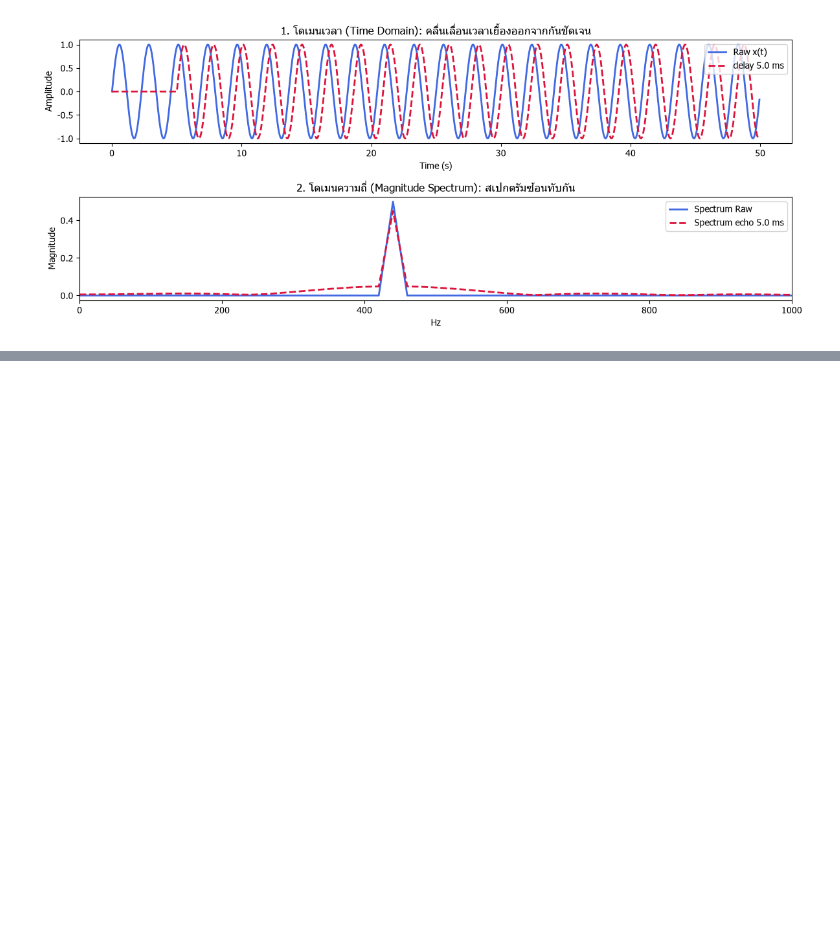
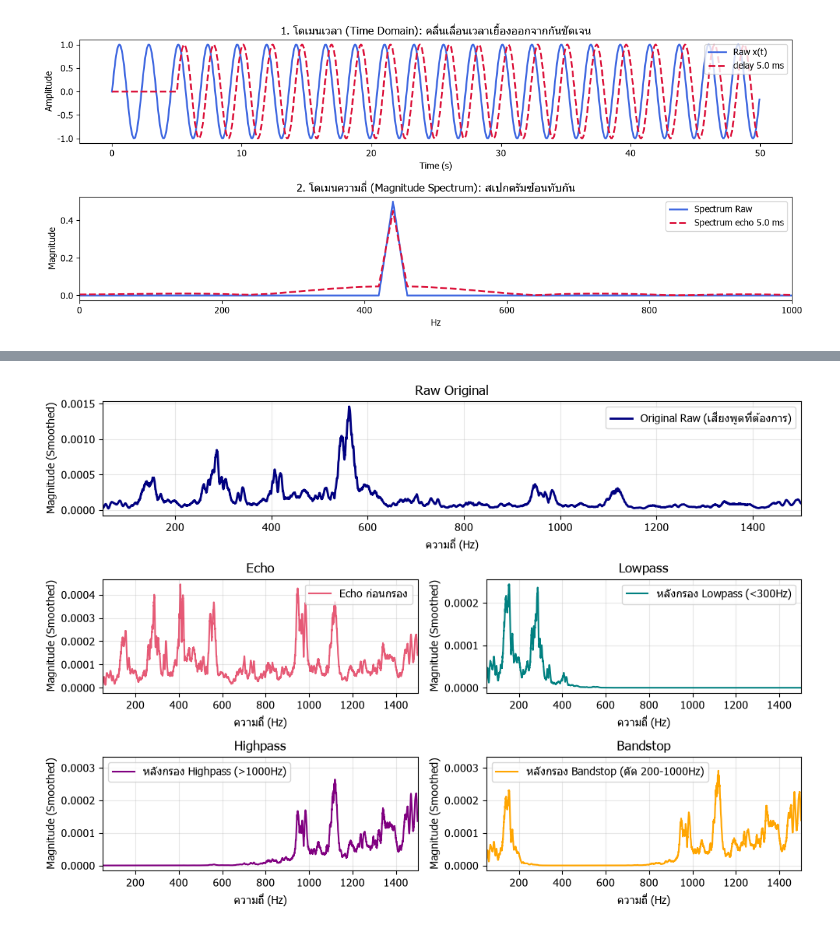
Before and after one commit to KhaoTaiKi/dsp-aec-project, a Jupyter notebook: notebooks/main.ipynb, the cells around one changed output, grey strips where cells are left out. Cells and saved outputs as stored; diff of their text form; code cells hidden in the pictures; blank space fills up the shorter version.

Commit message:
feat(main): add Butterworth filter benchmark (Lowpass, Highpass, Bandstop) in cell 5

```diff
--- a/notebooks/main.ipynb
+++ b/notebooks/main.ipynb
@@ -119,0 +135,68 @@ plt.show()
+# %%
+from scipy.signal.windows import hann
+
+b_lp, a_lp = signal.butter(4, 300, btype="lowpass", fs=fs)
+echo_lp = signal.filtfilt(b_lp, a_lp, echo)
+b_hp, a_hp = signal.butter(4, 1000, btype="highpass", fs=fs)
+echo_hp = signal.filtfilt(b_hp, a_hp, echo)
+b_bs, a_bs = signal.butter(4, [200, 1000], btype="bandstop", fs=fs)
+echo_bs = signal.filtfilt(b_bs, a_bs, echo)
+
+def get_smooth_spectrum(sig, fs):
+    w = np.hanning(len(sig))
+    mag = np.abs(np.fft.rfft(sig * w)) / len(sig)
+    return savgol_filter(mag, window_length=81, polyorder=3)
+
+N = len(raw)
+freqs = np.fft.rfftfreq(N, d=1/fs)
+
+plt.figure(figsize=(10, 7))
+plt.subplot(3, 1, 1)
+plt.plot(freqs, get_smooth_spectrum(raw, fs), label="Original Raw (เสียงพูดที่ต้องการ)", color="navy", linewidth=2)
+plt.title("Raw Original")
+plt.xlabel("ความถี่ (Hz)")
+plt.ylabel("Magnitude (Smoothed)")
+plt.xlim(50, 1500)
+plt.legend()
+plt.grid(True, alpha=0.3)
+
+plt.subplot(3, 2, 3)
+plt.plot(freqs, get_smooth_spectrum(echo, fs), label="Echo ก่อนกรอง", color="crimson", alpha=0.7)
+plt.title("Echo")
+plt.xlabel("ความถี่ (Hz)")
+plt.ylabel("Magnitude (Smoothed)")
+plt.xlim(50, 1500)
+plt.legend()
+plt.grid(True, alpha=0.3)
+
+plt.subplot(3, 2, 4)
+plt.plot(freqs, get_smooth_spectrum(echo_lp, fs), label="หลังกรอง Lowpass (<300Hz)", color="teal")
+plt.title("Lowpass")
+plt.xlabel("ความถี่ (Hz)")
+plt.ylabel("Magnitude (Smoothed)")
+plt.xlim(50, 1500)
+plt.legend()
+plt.grid(True, alpha=0.3)
+
+plt.subplot(3, 2, 5)
+plt.plot(freqs, get_smooth_spectrum(echo_hp, fs), label="หลังกรอง Highpass (>1000Hz)", color="purple")
+plt.title("Highpass")
+plt.xlabel("ความถี่ (Hz)")
+plt.ylabel("Magnitude (Smoothed)")
+plt.xlim(50, 1500)
+plt.legend()
+plt.grid(True, alpha=0.3)
+
+plt.subplot(3, 2, 6)
+plt.plot(freqs, get_smooth_spectrum(echo_bs, fs), label="หลังกรอง Bandstop (ตัด 200-1000Hz)", color="orange")
+plt.title("Bandstop")
+plt.xlabel("ความถี่ (Hz)")
+plt.ylabel("Magnitude (Smoothed)")
+plt.xlim(50, 1500)
+plt.legend()
+plt.grid(True, alpha=0.3)
+
+plt.tight_layout()
+plt.show()
+# %% [output]
+[figure, added]
```
Also changed, not shown: parts of 3 cells of this notebook.
